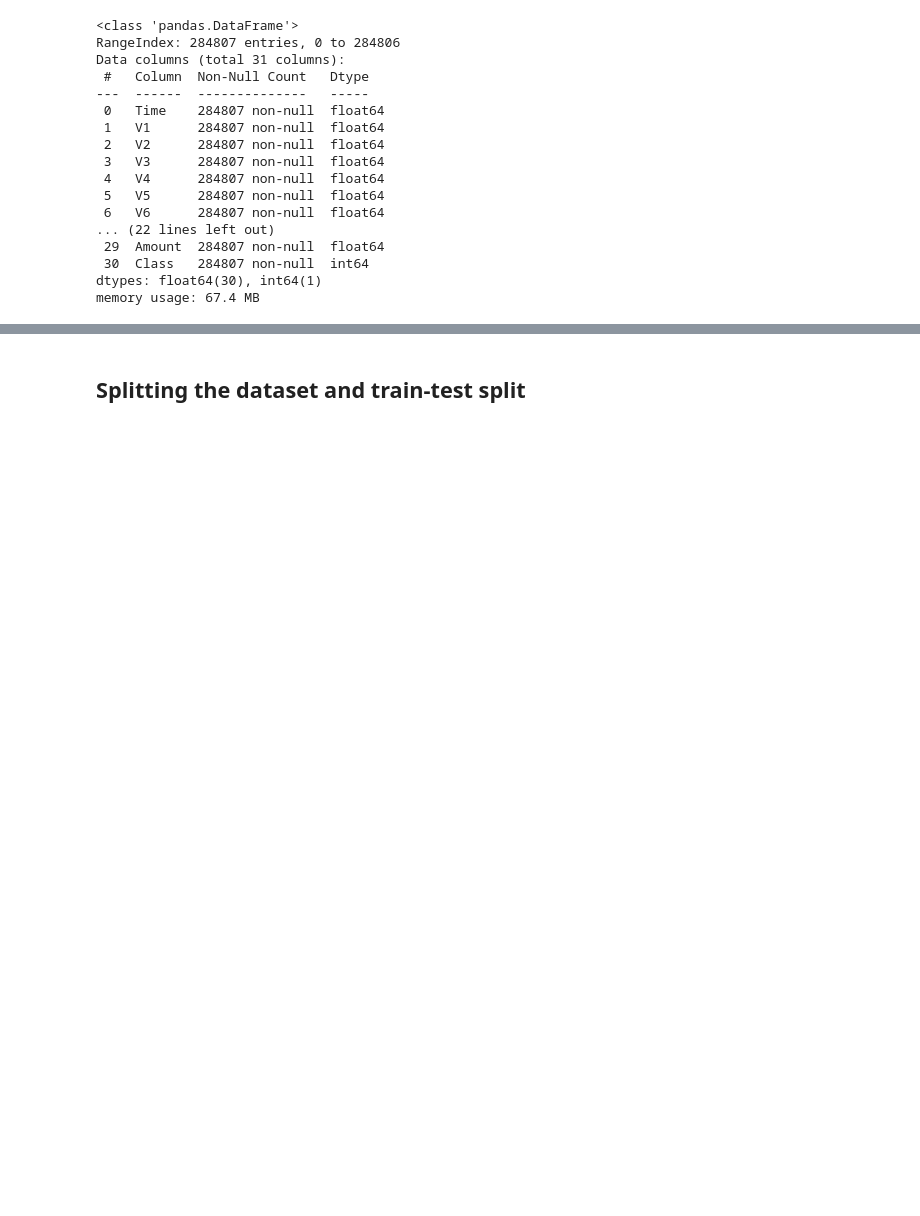
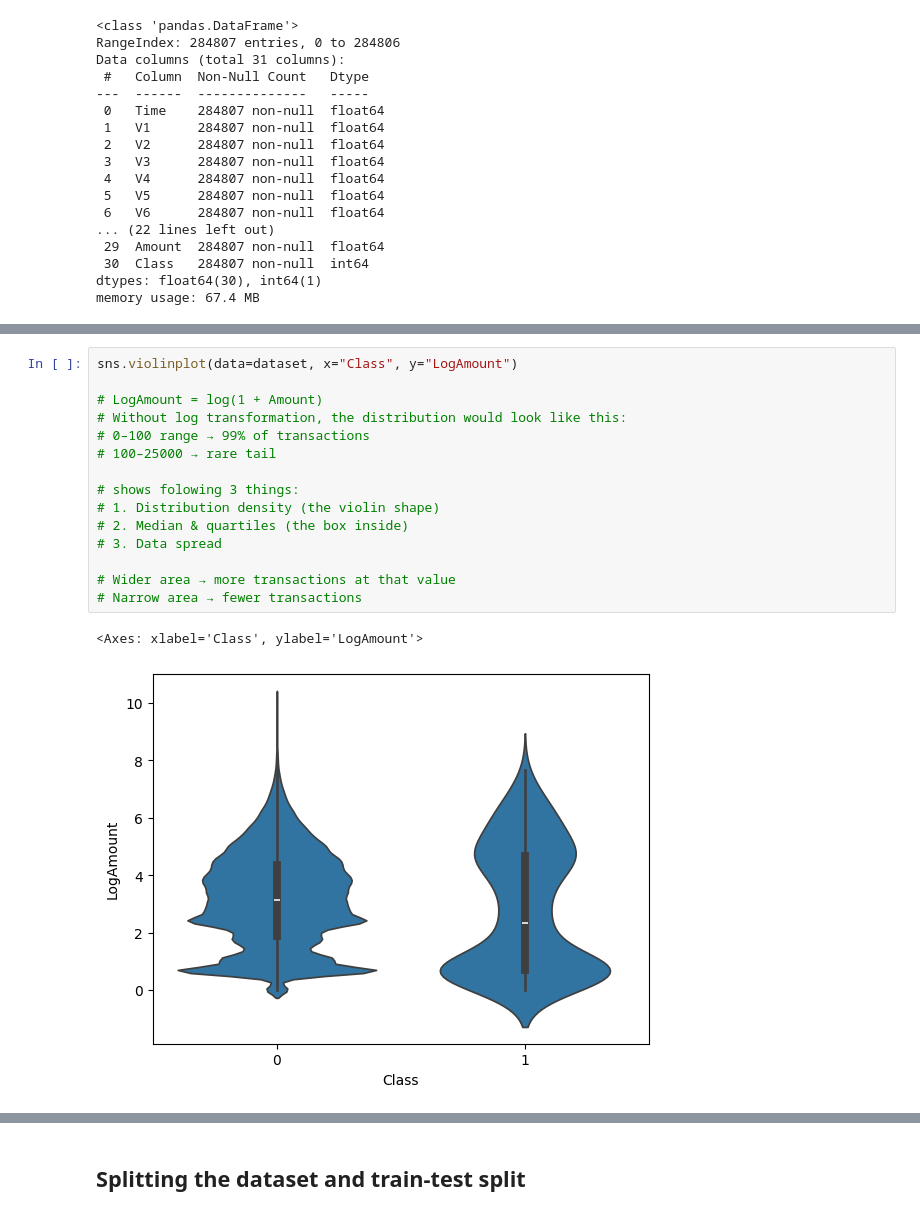
Before and after one commit to YashCee7/CreditCard_Fraud, a Jupyter notebook: Notebook/source.ipynb, the cells around one changed output, grey strips where cells are left out. Cells and saved outputs as stored; diff of their text form; blank space fills up the shorter version.

```diff
--- a/Notebook/source.ipynb
+++ b/Notebook/source.ipynb
@@ -180,0 +179,18 @@ plt.legend()
+# %%
+sns.violinplot(data=dataset, x="Class", y="LogAmount")
+
+# LogAmount = log(1 + Amount)
+# Without log transformation, the distribution would look like this:
+# 0–100 range → 99% of transactions
+# 100–25000 → rare tail
+
+# shows folowing 3 things:
+# 1. Distribution density (the violin shape)
+# 2. Median & quartiles (the box inside)
+# 3. Data spread
+
+# Wider area → more transactions at that value
+# Narrow area → fewer transactions
+# %% [output]
+<Axes: xlabel='Class', ylabel='LogAmount'>
+[figure, added]
```
Also changed, not shown: parts of 64 cells of this notebook, 5 other files.
